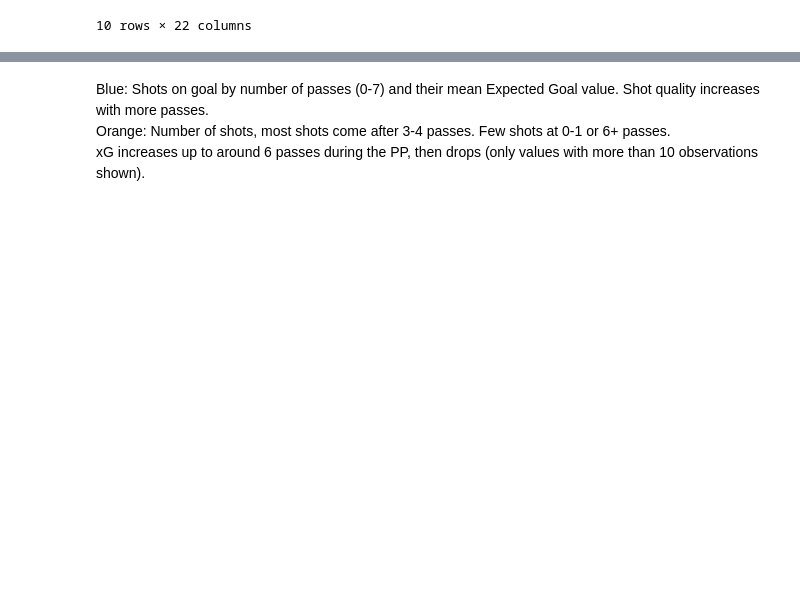
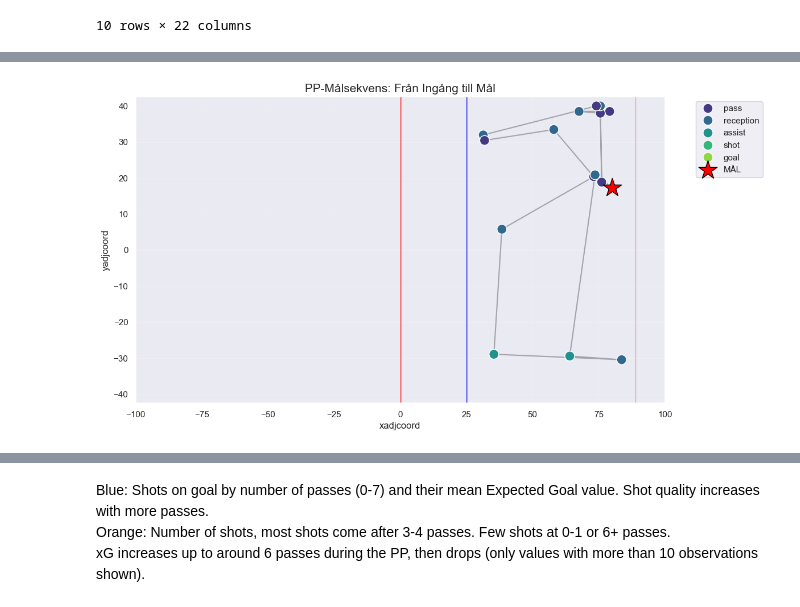
Before and after one commit to emmabertmar/LINHAC-project-2026, a Jupyter notebook: analysis.ipynb, the cells around one changed output, grey strips where cells are left out. Saved outputs shown, nothing was run; the diff lists cells and outputs as text; code cells hidden in the pictures; blank space fills up the shorter version.

```diff
--- a/analysis.ipynb
+++ b/analysis.ipynb
@@ -197,0 +148,35 @@ Index: []
+# %%
+
+
+plt.figure(figsize=(12, 7))
+
+# Rita rinken (Anfallszonen är till höger, x > 25)
+# Blålinjen är vid x = 25, Mittlinjen vid x = 0, Mållinjen vid x = 89
+plt.axvline(0, color='red', linewidth=2, alpha=0.5)  # Mittlinje
+plt.axvline(25, color='blue', linewidth=2, alpha=0.5) # Blålinje
+plt.axvline(89, color='red', linewidth=1, alpha=0.3)  # Mållinje
+
+# Plotta puckvägen
+plt.plot(single_seq['xadjcoord'], single_seq['yadjcoord'],
+         color='black', linestyle='-', alpha=0.3, zorder=1)
+
+# Plotta händelser
+sns.scatterplot(data=single_seq, x='xadjcoord', y='yadjcoord',
+                hue='eventname', s=150, zorder=3, palette='viridis')
+
+# Markera målet extra tydligt
+goal_row = single_seq[single_seq['eventname'] == 'goal']
+if not goal_row.empty:
+    plt.scatter(goal_row['xadjcoord'], goal_row['yadjcoord'],
+                color='red', marker='*', s=600, label='MÅL', zorder=5, edgecolors='black')
+
+# Sätt gränserna för anfallszonen (+ lite av mittzon)
+plt.xlim(-100, 100)
+plt.ylim(-42.5, 42.5)
+
+plt.title('PP-Målsekvens: Från Ingång till Mål' , fontsize=15)
+plt.legend(bbox_to_anchor=(1.05, 1), loc='upper left')
+plt.grid(True, alpha=0.2)
+plt.show()
+# %% [output]
+[figure, added]
```
Also changed, not shown: parts of 37 cells of this notebook, 2 other files.
